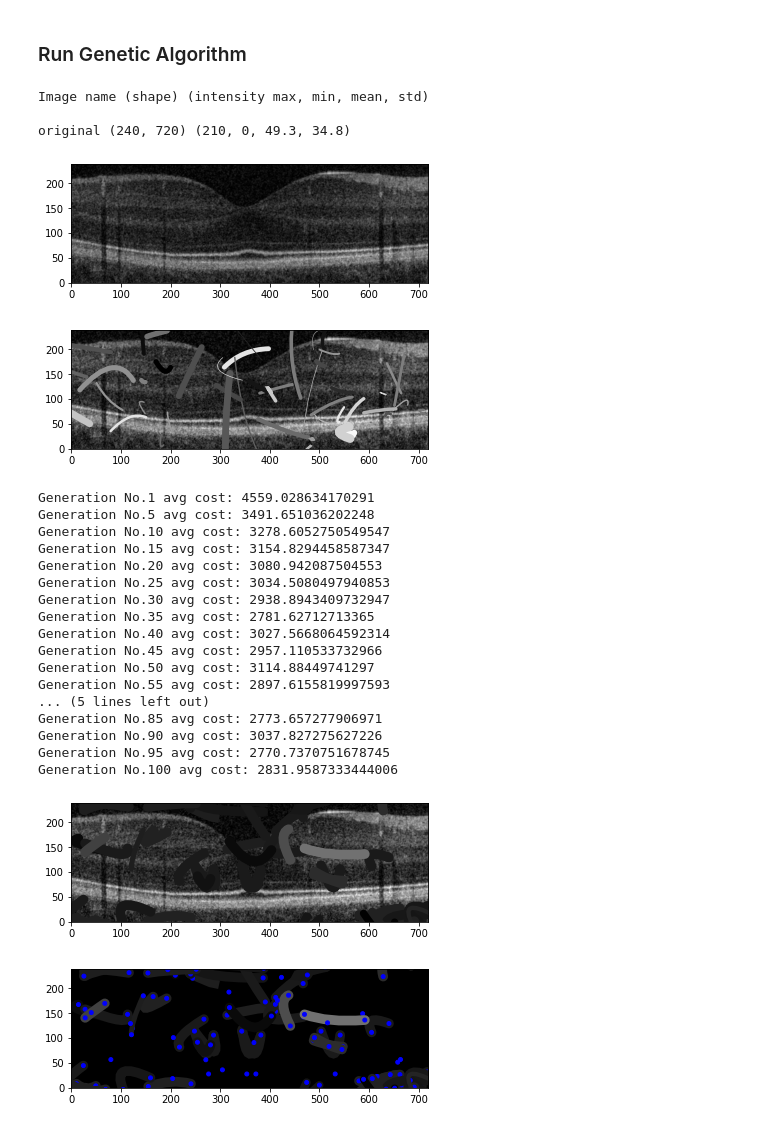
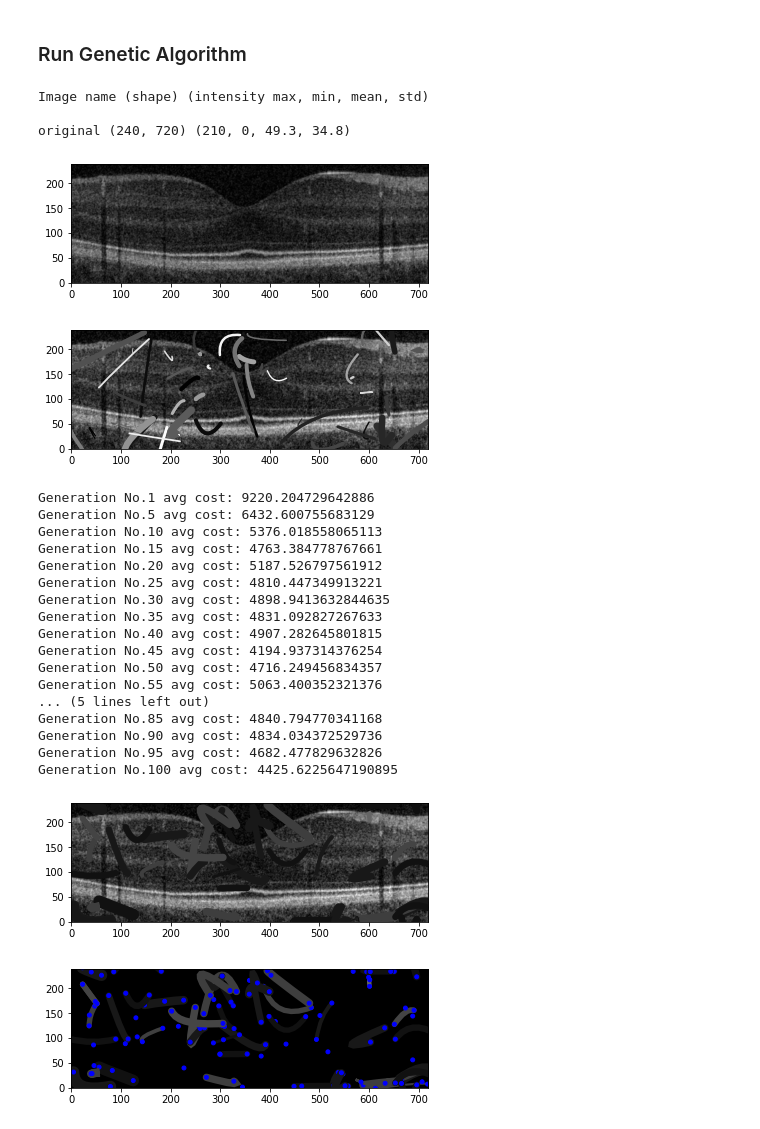
Before and after one commit to liannelong/CITS4404_Project, a Jupyter notebook: OurCamoWorm.ipynb, the cells around one changed output. Drawn from its saved outputs; the diff is of its cells as text; code cells hidden in the pictures.

Commit message:
slight change to group cost and weights

```diff
--- a/OurCamoWorm.ipynb
+++ b/OurCamoWorm.ipynb
@@ -222,7 +222,16 @@ class CostFunction:
         total_midpoint_overlap_cost = 0
 
         worm_midpoint = worm.intermediate_points(3)[1]
-        clew_midpoints = np.array([w.intermediate_points(3)[1] for w in clew])
+        clew_midpoints = []
+        for w in clew:
+            if abs(w.colour - worm.colour) < 0.15 and w != worm:
+                clew_midpoint = w.intermediate_points(3)[1]
+                clew_midpoints.append(clew_midpoint)
+        # clew_midpoints = np.array([w.intermediate_points(3)[1] for w in clew if (abs(w.colour - worm.colour) < 0.15 and w != worm)])
+        clew_midpoints = np.array(clew_midpoints)
+
+        if len(clew_midpoints) == 0:
+            return 0
 
         x_space = 0.07 * self.image.shape[1]
         y_space = 0.07 * self.image.shape[0]
@@ -299,7 +308,7 @@ class CostFunction:
                             total_colour_cost += colour_difference
                             total_colour_cost_added += 1
 
-        total_colour_cost = 25 * (total_colour_cost / total_colour_cost_added)
+        total_colour_cost = 100 * (total_colour_cost / total_colour_cost_added)
 
         # Get points along the worm's path
         detail = 100
@@ -538,58 +547,58 @@ class GeneticAlgorithm:
 image = prep_image(IMAGE_DIR, IMAGE_NAME, MASK)
 
 # Define parameters for the Genetic Algorithm
-population_size = 50 # Number of worms in the population ---- to be adjusted
+population_size = 50 # Number of worms in the population
 crossover_rate = 0.6 # Probability of crossover
 mutation_rate = 0.4 # Probability of mutation`
 
 # Define weights
-weights = {'internal': 1.2, 'group': 0.5 , 'environment': 0.8}
+weights = {'internal': 1.3, 'group': 1.0 , 'environment': 1.6}
 
 # Create an instance of the GeneticAlgorithm class
 genetic_algorithm = GeneticAlgorithm(image, population_size, crossover_rate, mutation_rate, weights, plots=True)
 
 # Define initial parameters for the worms
-init_params = (40, 30, 1)  # Example parameters, adjust as needed
+init_params = (40, 30, 1)
 
 # Define the maximum number of generations
 max_generations = 100
 clew = genetic_algorithm.run(max_generations, init_params)
 
 # Display the optimized population of worms
 drawing = Drawing(image)
 for worm in clew:
     drawing.add_worms(worm)
 drawing.show()
 
 # Display the optimized population of worms with a black background
 blank_drawing = Drawing(np.full((image.shape[0], image.shape[1]), 1, dtype=np.uint8))
 for worm in clew:
     blank_drawing.add_worms(worm)
     blank_drawing.add_dots(worm.control_points(),color='blue')
 blank_drawing.show()
 # %% [output]
 Image name (shape) (intensity max, min, mean, std)
 
 original (240, 720) (210, 0, 49.3, 34.8)
 [figure]
-[figure, old version]
+[figure, new version]
-Generation No.1 avg cost: 4559.028634170291
-Generation No.5 avg cost: 3491.651036202248
-Generation No.10 avg cost: 3278.6052750549547
-Generation No.15 avg cost: 3154.8294458587347
-Generation No.20 avg cost: 3080.942087504553
-Generation No.25 avg cost: 3034.5080497940853
-Generation No.30 avg cost: 2938.8943409732947
-Generation No.35 avg cost: 2781.62712713365
-Generation No.40 avg cost: 3027.5668064592314
-Generation No.45 avg cost: 2957.110533732966
-Generation No.50 avg cost: 3114.88449741297
-Generation No.55 avg cost: 2897.6155819997593
+Generation No.1 avg cost: 9220.204729642886
+Generation No.5 avg cost: 6432.600755683129
+Generation No.10 avg cost: 5376.018558065113
+Generation No.15 avg cost: 4763.384778767661
+Generation No.20 avg cost: 5187.526797561912
+Generation No.25 avg cost: 4810.447349913221
+Generation No.30 avg cost: 4898.9413632844635
+Generation No.35 avg cost: 4831.092827267633
+Generation No.40 avg cost: 4907.282645801815
+Generation No.45 avg cost: 4194.937314376254
+Generation No.50 avg cost: 4716.249456834357
+Generation No.55 avg cost: 5063.400352321376
 ... (5 lines left out)
-Generation No.85 avg cost: 2773.657277906971
-Generation No.90 avg cost: 3037.827275627226
-Generation No.95 avg cost: 2770.7370751678745
-Generation No.100 avg cost: 2831.9587333444006
+Generation No.85 avg cost: 4840.794770341168
+Generation No.90 avg cost: 4834.034372529736
+Generation No.95 avg cost: 4682.477829632826
+Generation No.100 avg cost: 4425.6225647190895
-[figure, old version]
+[figure, new version]
-[figure, old version]
+[figure, new version]
 # %%
```
Also changed, not shown: parts of 5 cells of this notebook.
